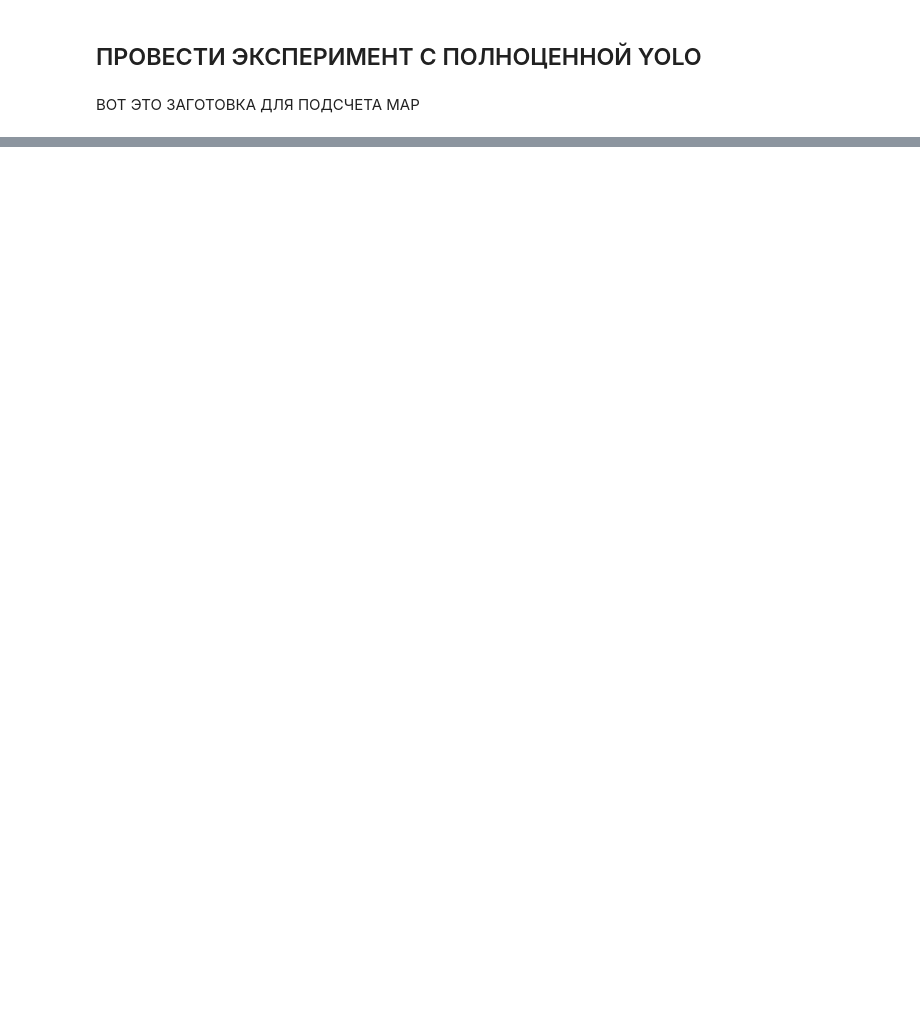
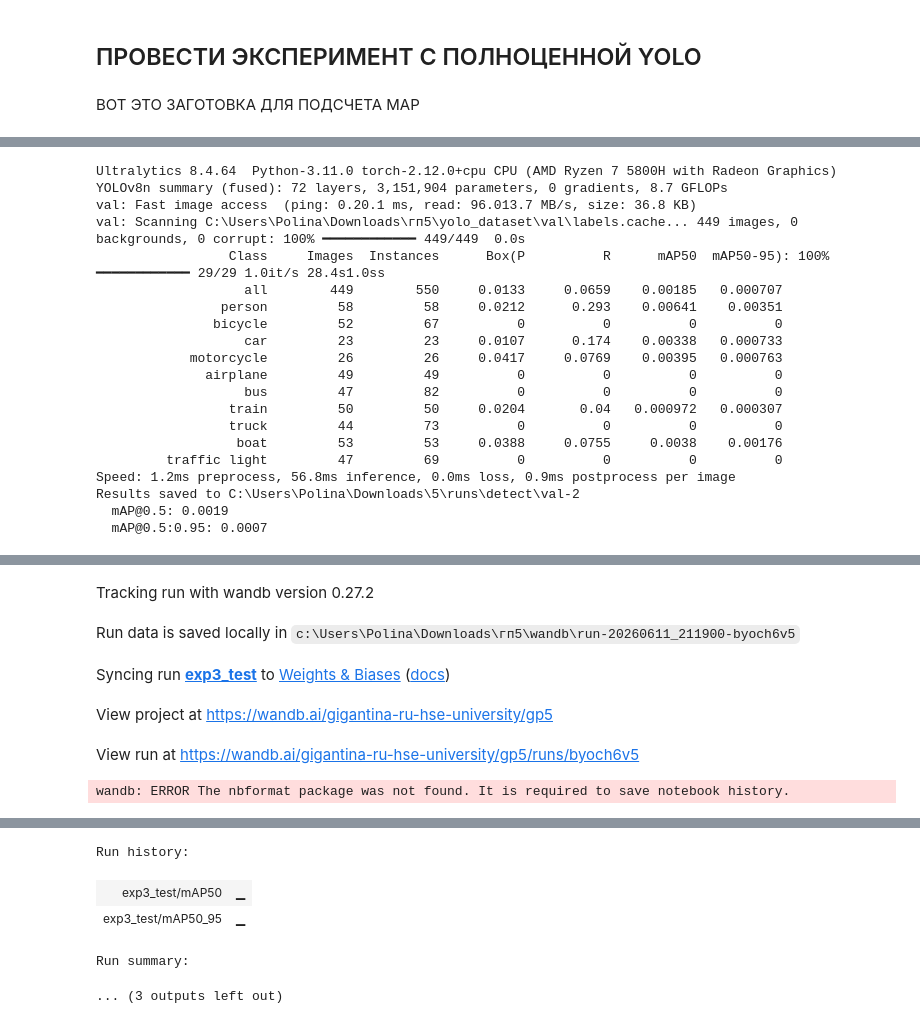
Before and after one commit to gigantina/gp-5, a Jupyter notebook: gp5_cnn_1.ipynb, the cells around one changed output, grey strips where cells are left out. Cells and saved outputs as stored; diff of their text form; code cells hidden in the pictures; blank space fills up the shorter version.

```diff
--- a/gp5_cnn_1.ipynb
+++ b/gp5_cnn_1.ipynb
@@ -665,0 +1160,40 @@ print(map_result['map_50'])
+# %%
+model = YOLO("yolov8n.pt")
+results = model.val(
+        data="yolo_dataset/data.yaml",
+        imgsz=512,
+        batch=16,
+        device='cpu'
+)
+
+
+print(f"  mAP@0.5: {results.box.map50:.4f}")
+print(f"  mAP@0.5:0.95: {results.box.map:.4f}")
+
+wandb.init(project=WANDB_PROJECT, entity=WANDB_ENTITY, name="exp3_test", reinit=True)
+wandb.log({
+        "exp3_test/mAP50": results.box.map50,
+        "exp3_test/mAP50_95": results.box.map,
+})
+wandb.finish()
+# %% [output]
+Ultralytics 8.4.64  Python-3.11.0 torch-2.12.0+cpu CPU (AMD Ryzen 7 5800H with Radeon Graphics)
+YOLOv8n summary (fused): 72 layers, 3,151,904 parameters, 0 gradients, 8.7 GFLOPs
+val: Fast image access  (ping: 0.20.1 ms, read: 96.013.7 MB/s, size: 36.8 KB)
+val: Scanning C:\Users\Polina\Downloads\гп5\yolo_dataset\val\labels.cache... 449 images, 0 backgrounds, 0 corrupt: 100% ━━━━━━━━━━━━ 449/449  0.0s
+                 Class     Images  Instances      Box(P          R      mAP50  mAP50-95): 100% ━━━━━━━━━━━━ 29/29 1.0it/s 28.4s1.0ss
+                   all        449        550     0.0133     0.0659    0.00185   0.000707
+                person         58         58     0.0212      0.293    0.00641    0.00351
+               bicycle         52         67          0          0          0          0
+                   car         23         23     0.0107      0.174    0.00338   0.000733
+            motorcycle         26         26     0.0417     0.0769    0.00395   0.000763
+              airplane         49         49          0          0          0          0
+                   bus         47         82          0          0          0          0
+                 train         50         50     0.0204       0.04   0.000972   0.000307
+                 truck         44         73          0          0          0          0
+                  boat         53         53     0.0388     0.0755     0.0038    0.00176
+         traffic light         47         69          0          0          0          0
+Speed: 1.2ms preprocess, 56.8ms inference, 0.0ms loss, 0.9ms postprocess per image
+Results saved to C:\Users\Polina\Downloads\5\runs\detect\val-2
+  mAP@0.5: 0.0019
+  mAP@0.5:0.95: 0.0007
@@ -665,0 +1201,6 @@ print(map_result['map_50'])
+Tracking run with wandb version 0.27.2
+Run data is saved locally in c:\Users\Polina\Downloads\гп5\wandb\run-20260611_211900-byoch6v5
+Syncing run exp3_test to Weights & Biases (docs)
+View project at https://wandb.ai/gigantina-ru-hse-university/gp5
+View run at https://wandb.ai/gigantina-ru-hse-university/gp5/runs/byoch6v5
+wandb: ERROR The nbformat package was not found. It is required to save notebook history.
@@ -665,0 +1208,5 @@ print(map_result['map_50'])
+Run history:
+| exp3_test/mAP50 | ▁ |
+| exp3_test/mAP50_95 | ▁ |
+Run summary:
+... (3 outputs left out)
```
Also changed, not shown: parts of 31 cells of this notebook, 1 other file.
